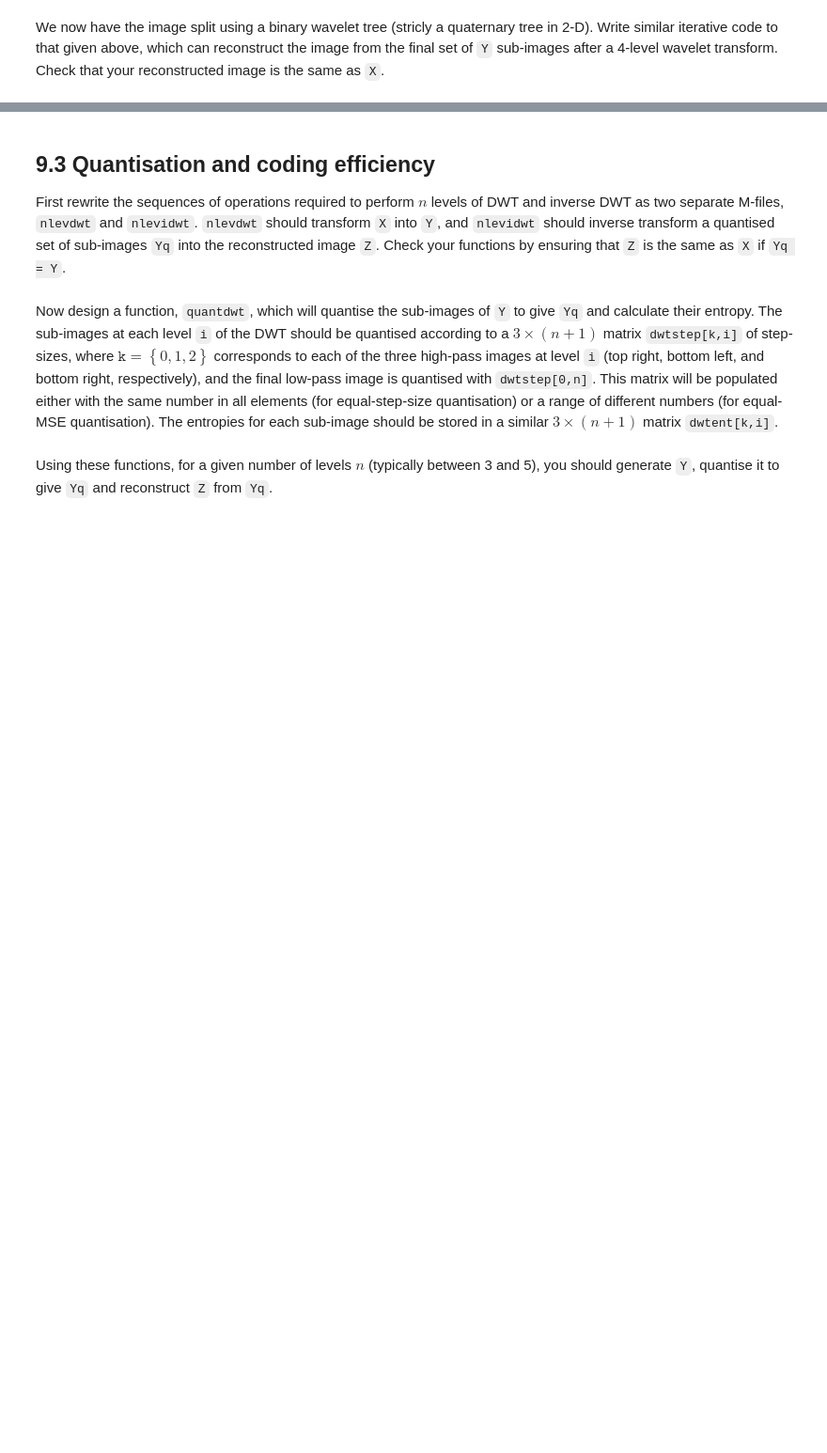
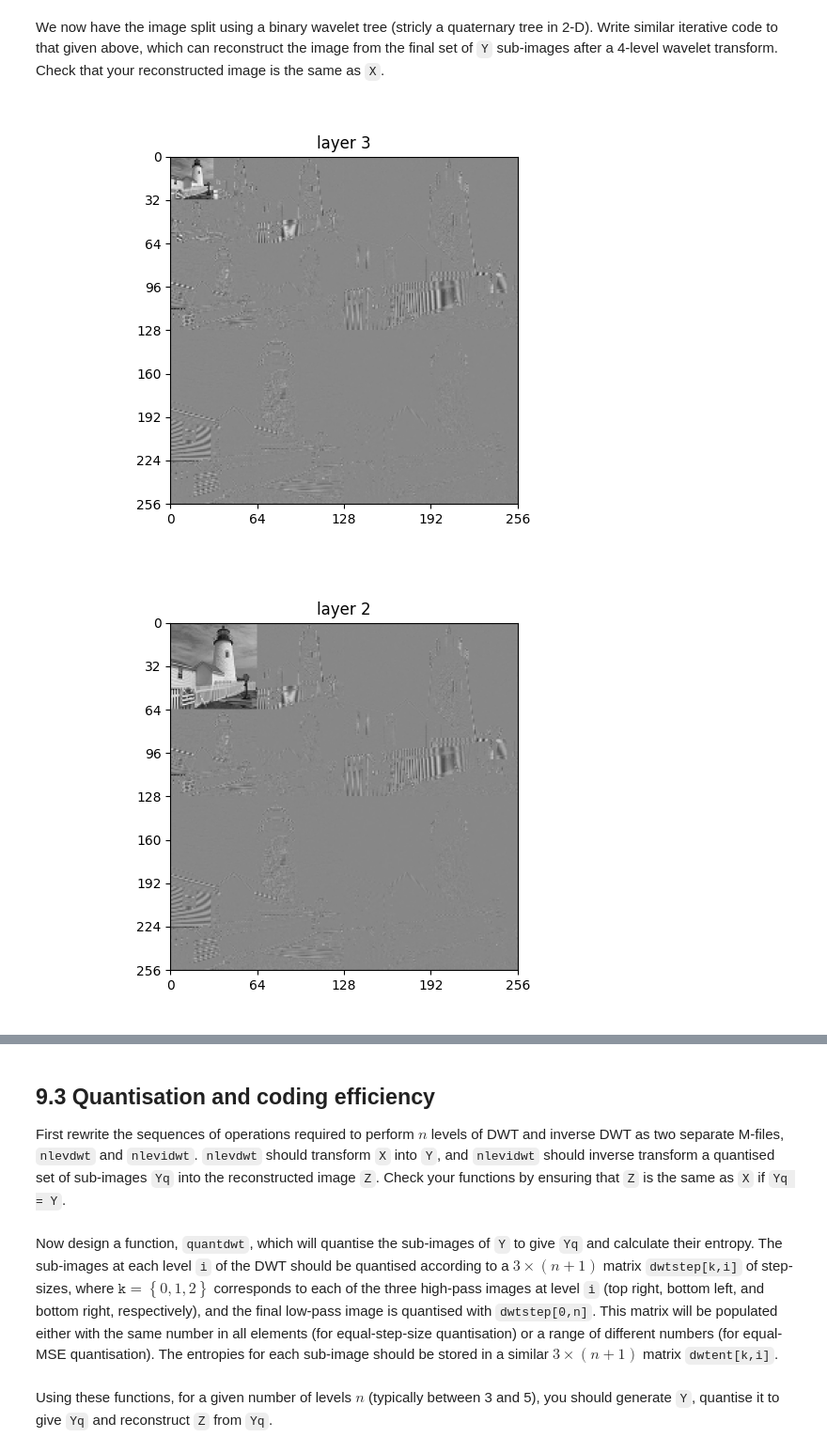
Before and after one commit to dt536/diya_cued_sf2_lab, a Jupyter notebook: 9-dwt.ipynb, the cells around one changed output, grey strips where cells are left out. Shown at 94% size. Cells and saved outputs as stored; diff of their text form; code cells hidden in the pictures; blank space fills up the shorter version.

```diff
--- a/9-dwt.ipynb
+++ b/9-dwt.ipynb
@@ -354,0 +372,22 @@ same as `X`.
+# %%
+# your code here
+def IDWT(Y, num_layers):
+    m = 256//(2**(num_layers-1))
+    Xr = Y.copy()
+    Xr[:m,:m] = idwt(Y[:m, :m])
+    fig, ax = plt.subplots()
+    ax.set(title = f"layer 3")
+    plot_image(Xr, ax=ax)
+    for i in range(num_layers-1):
+        m = m*2
+        Xr[:m,:m] = idwt(Xr[:m, :m])
+        fig, ax = plt.subplots()
+        plot_image(Xr, ax=ax)
+        ax.set(title = f"layer {num_layers-i-2}")
+    return Xr
+
+Xr = IDWT(Y, num_layers=4)
+np.testing.assert_equal(Xr, X)
+# %% [output]
+[figure, added]
+[figure, added]
```
Also changed, not shown: parts of 14 cells of this notebook.
